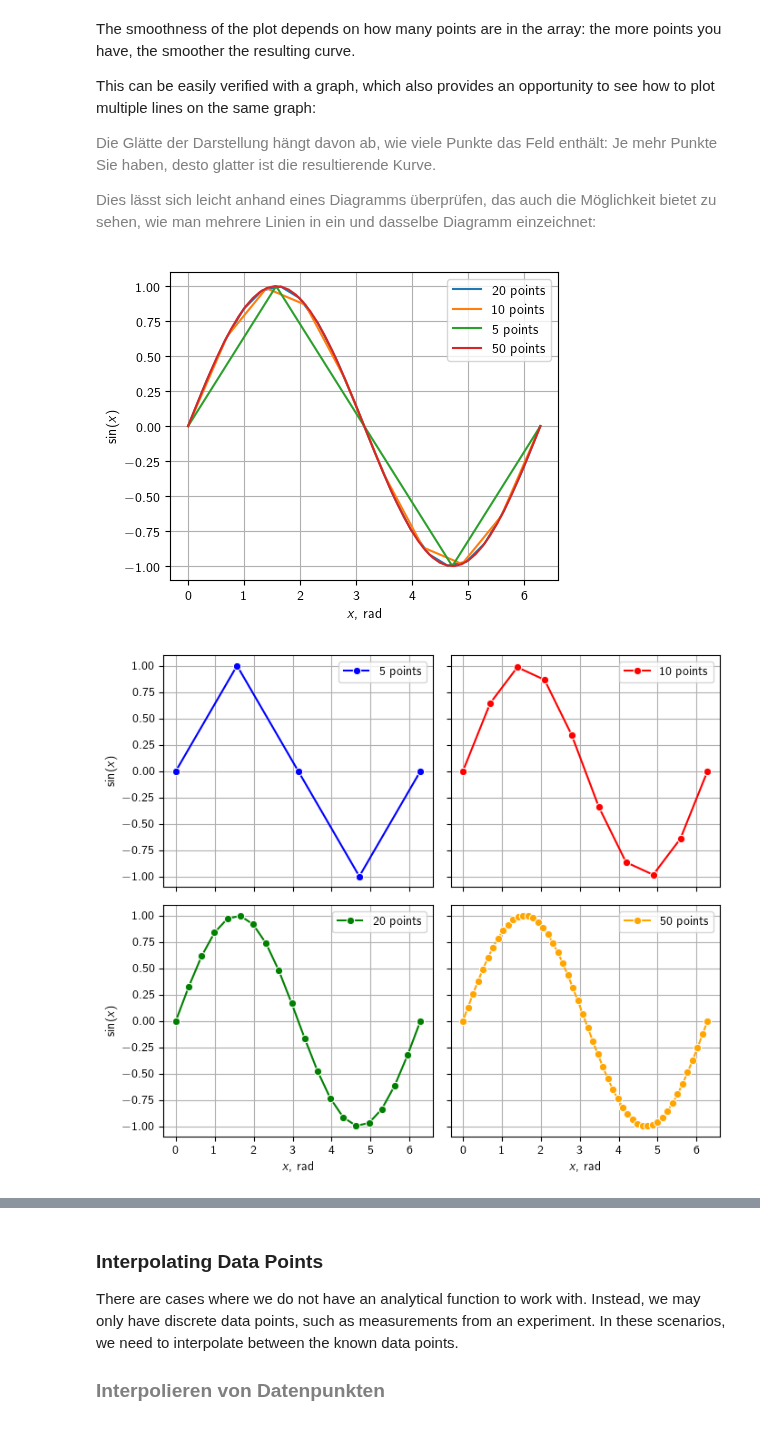
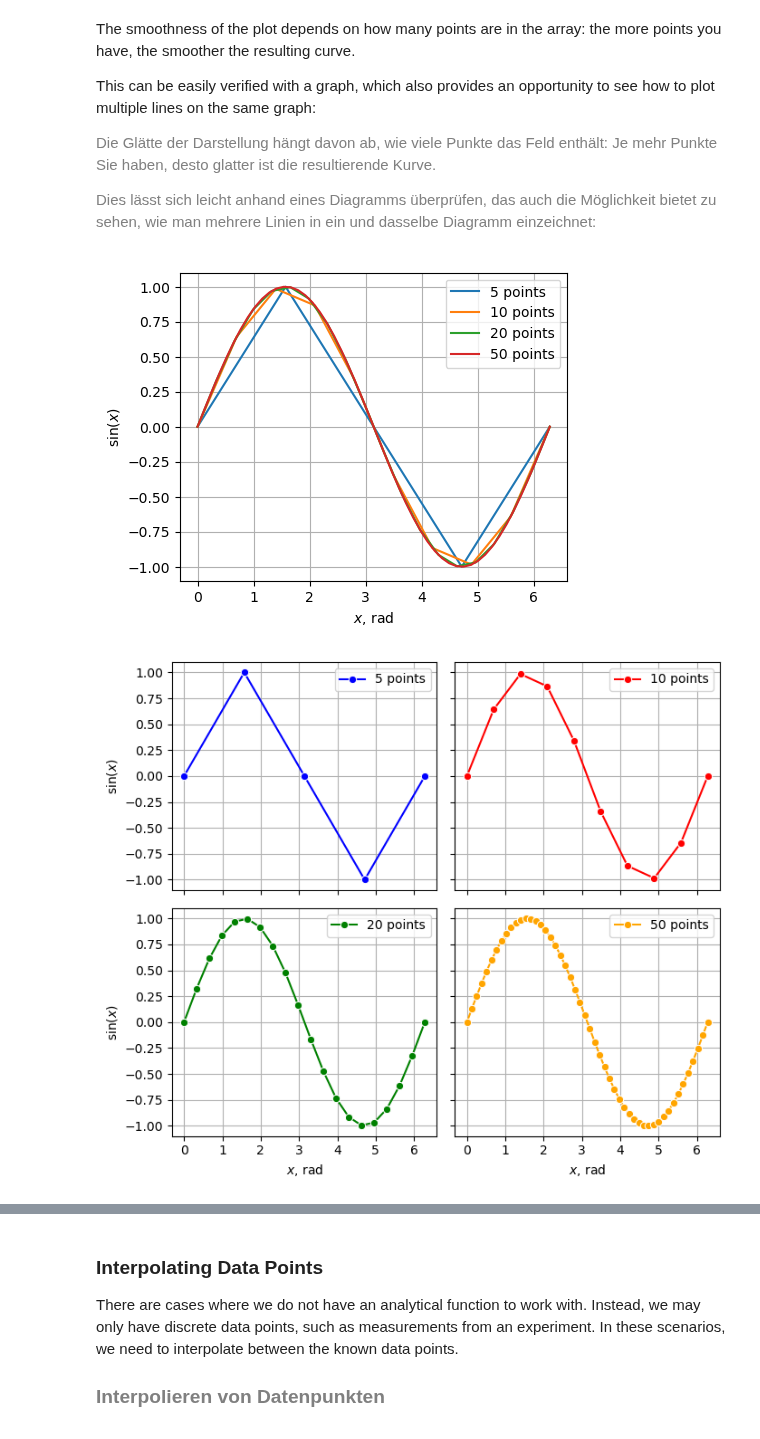
Before and after one commit to Steelpush-Ironpull/GP_2024, a Jupyter notebook: 06_python_arrays.ipynb, the cells around one changed output, grey strips where cells are left out. Drawn from its saved outputs; the diff is of its cells as text; code cells hidden in the pictures.

```diff
--- a/06_python_arrays.ipynb
+++ b/06_python_arrays.ipynb
@@ -1037,3 +1059,7 @@ Um diese Arrays auf dem Bildschirm besser zu visualisieren, können wir die Funk
 
 </div>
 </div>
+# %%
+for i in x:
+    for j in y:
+        print(f'{i: .3f}\t\t{j: .3f}')
@@ -1124,15 +1165,18 @@ import seaborn as sns
 
 plt.figure(figsize=(5, 4))
 
+sns.lineplot(x=np.linspace(0, 2*np.pi, 5),
+             y=np.sin(np.linspace(0, 2*np.pi, 5)),
+             label="5 points")
+
+sns.lineplot(x=np.linspace(0, 2*np.pi, 10),
+             y=np.sin(np.linspace(0, 2*np.pi, 10)),
+             label="10 points")
+
 sns.lineplot(x=np.linspace(0, 2*np.pi, 20),
              y=np.sin(np.linspace(0, 2*np.pi, 20)),
              label="20 points")
-sns.lineplot(x=np.linspace(0, 2*np.pi, 10),
-             y=np.sin(np.linspace(0, 2*np.pi, 10)),
-             label="10 points")
-sns.lineplot(x=np.linspace(0, 2*np.pi, 5),
-             y=np.sin(np.linspace(0, 2*np.pi, 5)),
-             label="5 points")
+
 sns.lineplot(x=np.linspace(0, 2*np.pi, 50),
              y=np.sin(np.linspace(0, 2*np.pi, 50)),
              label="50 points")
@@ -1145,46 +1189,50 @@ plt.legend()
 plt.grid(True)
 plt.show()
 # %% [output]
-[figure, old version]
+[figure, new version]
 # %%
 # Set up a 2x2 subplot grid
 fig, axs = plt.subplots(2, 2, figsize=(7, 6), sharex = True, sharey = True)
 
 # Sine function with different point densities
 x_5 = np.linspace(0, 2 * np.pi, 5)
 y_5 = np.sin(x_5)
 
 x_10 = np.linspace(0, 2 * np.pi, 10)
 y_10 = np.sin(x_10)
 
 x_20 = np.linspace(0, 2 * np.pi, 20)
 y_20 = np.sin(x_20)
 
 x_50 = np.linspace(0, 2 * np.pi, 50)
 y_50 = np.sin(x_50)
 
 # Plot 5 points
 sns.lineplot(x=x_5, y=y_5, ax=axs[0, 0], marker='o', c='b', label="5 points")
-axs[0, 0].set_ylabel(rf'$\sin(x)$')
-axs[0, 0].grid(True)
 
 # Plot 10 points
 sns.lineplot(x=x_10, y=y_10, ax=axs[0, 1], marker='o', c='r',  label="10 points")
-axs[0, 1].grid(True)
 
 # Plot 20 points
 sns.lineplot(x=x_20, y=y_20, ax=axs[1, 0], marker='o', c='g',  label="20 points")
-axs[1, 0].set_xlabel(rf'$x$, rad')
-axs[1, 0].set_ylabel(rf'$\sin(x)$')
-axs[1, 0].grid(True)
 
 # Plot 50 points
 sns.lineplot(x=x_50, y=y_50, ax=axs[1, 1], marker='o', c='orange',  label="50 points")
-axs[1, 1].set_xlabel(rf'$x$, rad')
-axs[1, 1].grid(True)
+
+
+for i in range(2):
+    axs[1, i].set_xlabel(rf'$x$, rad')
+
+for j in range(2):
+    axs[j, 0].set_ylabel(rf'$\sin(x)$')
+
+
+for i in range(2):
+    for j in range(2):
+        axs[i, j].grid(True)
 
 # Adjust layout and show plot
 fig.tight_layout()
 plt.show()
 # %% [output]
-[figure, old version]
+[figure, new version]
```
Also changed, not shown: parts of 27 cells of this notebook, 2 other files.
